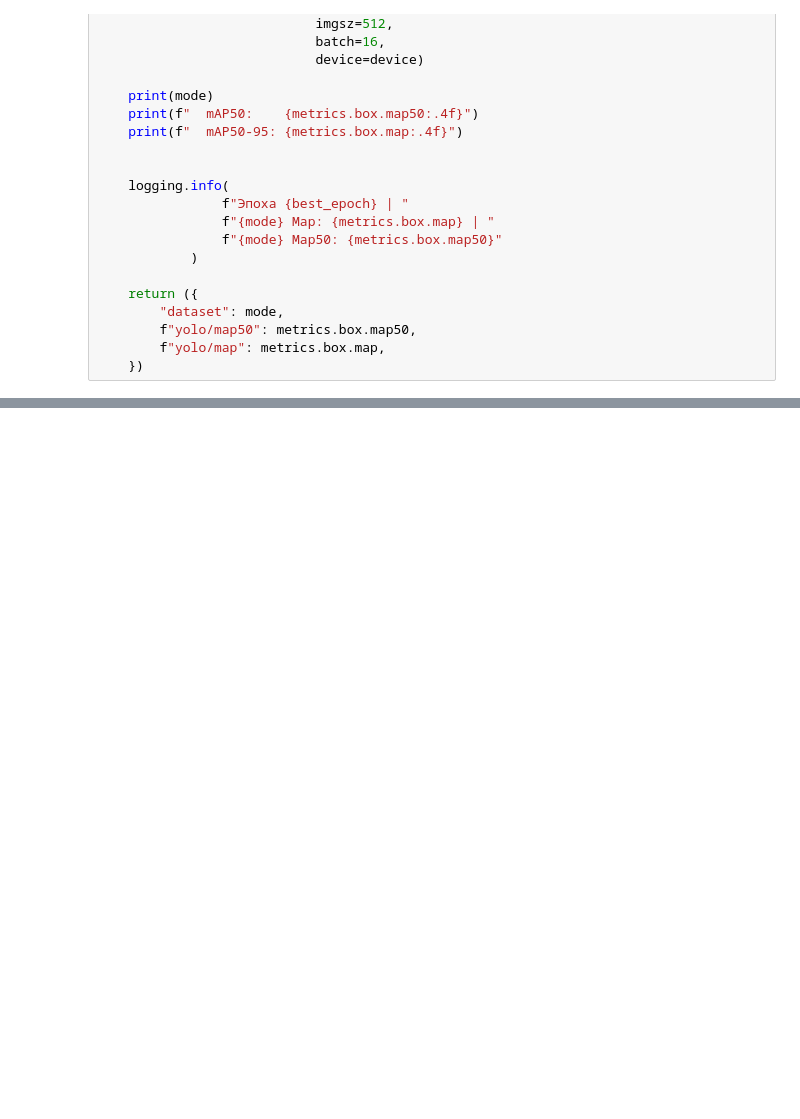
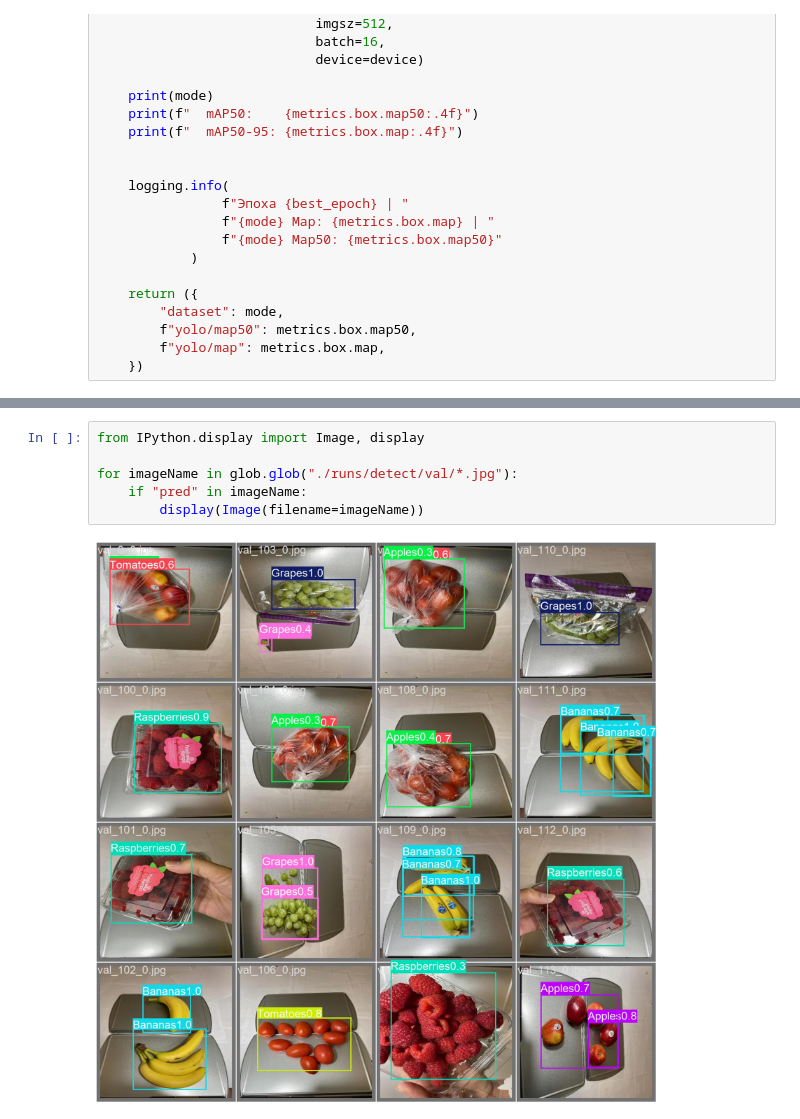
Before and after one commit to gigantina/gp-5, a Jupyter notebook: gp5_cnn_1.ipynb, the cells around one changed output, grey strips where cells are left out. Cells and saved outputs as stored; diff of their text form; blank space fills up the shorter version.

Commit message:
yolo visualisation

```diff
--- a/gp5_cnn_1.ipynb
+++ b/gp5_cnn_1.ipynb
@@ -1193,0 +1210,8 @@ NameError: name 'model' is not defined
+# %%
+from IPython.display import Image, display
+
+for imageName in glob.glob("./runs/detect/val/*.jpg"):
+    if "pred" in imageName:
+        display(Image(filename=imageName))
+# %% [output]
+[figure, added]
```
Also changed, not shown: parts of 21 cells of this notebook.
